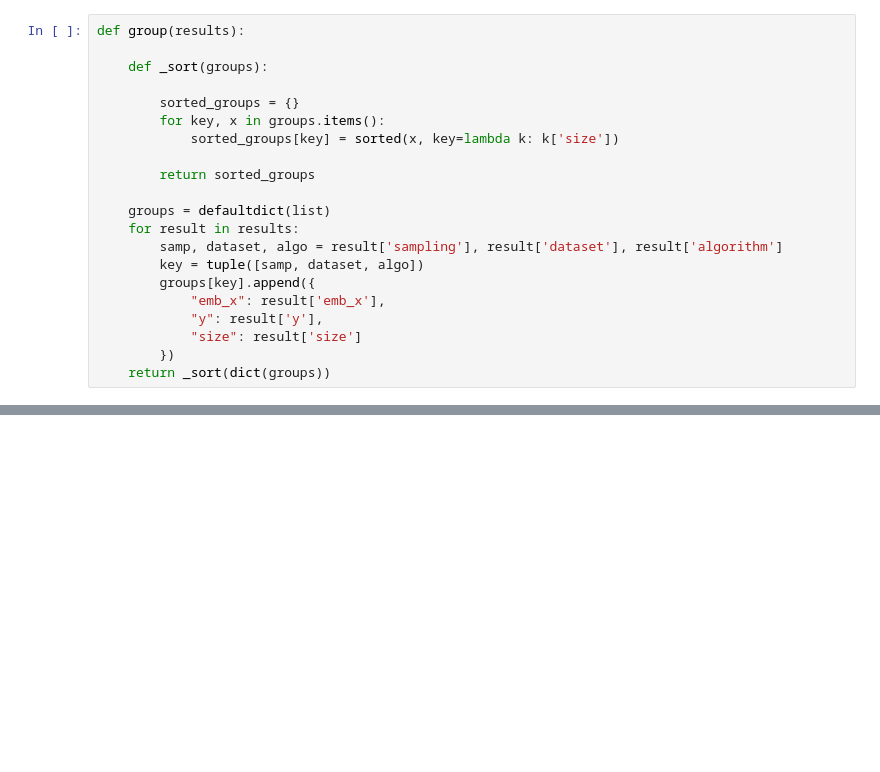
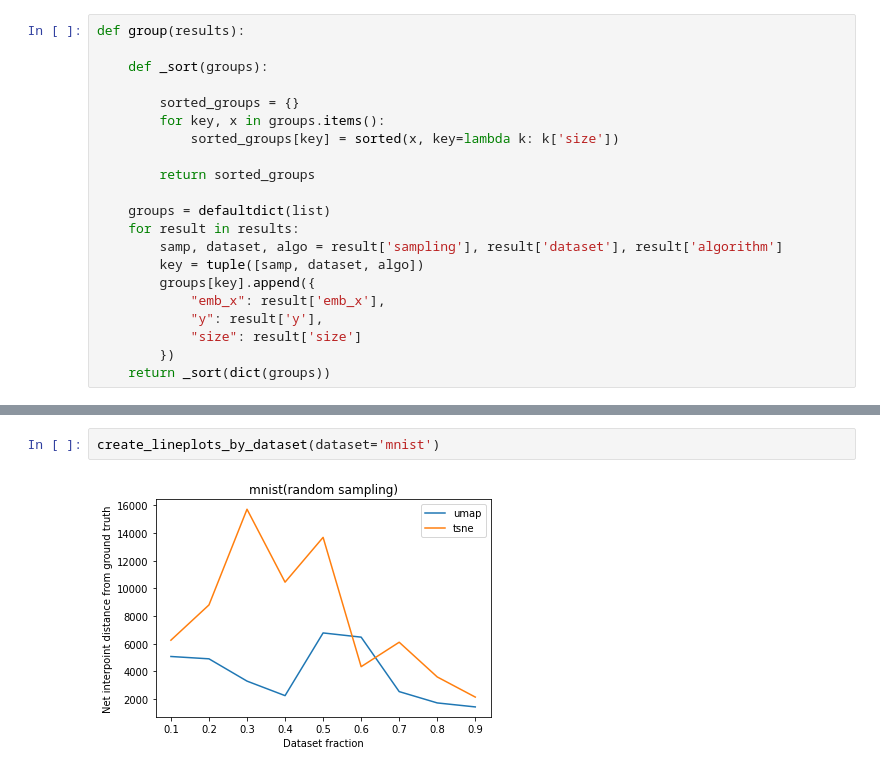
Before and after one commit to raghavmecheri/DimConvergence, a Jupyter notebook: ExperimentTwo - Analysis.ipynb, the cells around one changed output, grey strips where cells are left out. Drawn from its saved outputs; the diff is of its cells as text; blank space fills up the shorter version.

```diff
--- a/ExperimentTwo - Analysis.ipynb
+++ b/ExperimentTwo - Analysis.ipynb
@@ -72,0 +157,4 @@ interpoint_results
+# %%
+create_lineplots_by_dataset(dataset='mnist')
+# %% [output]
+[figure, added]
```
Also changed, not shown: parts of 16 cells of this notebook.
